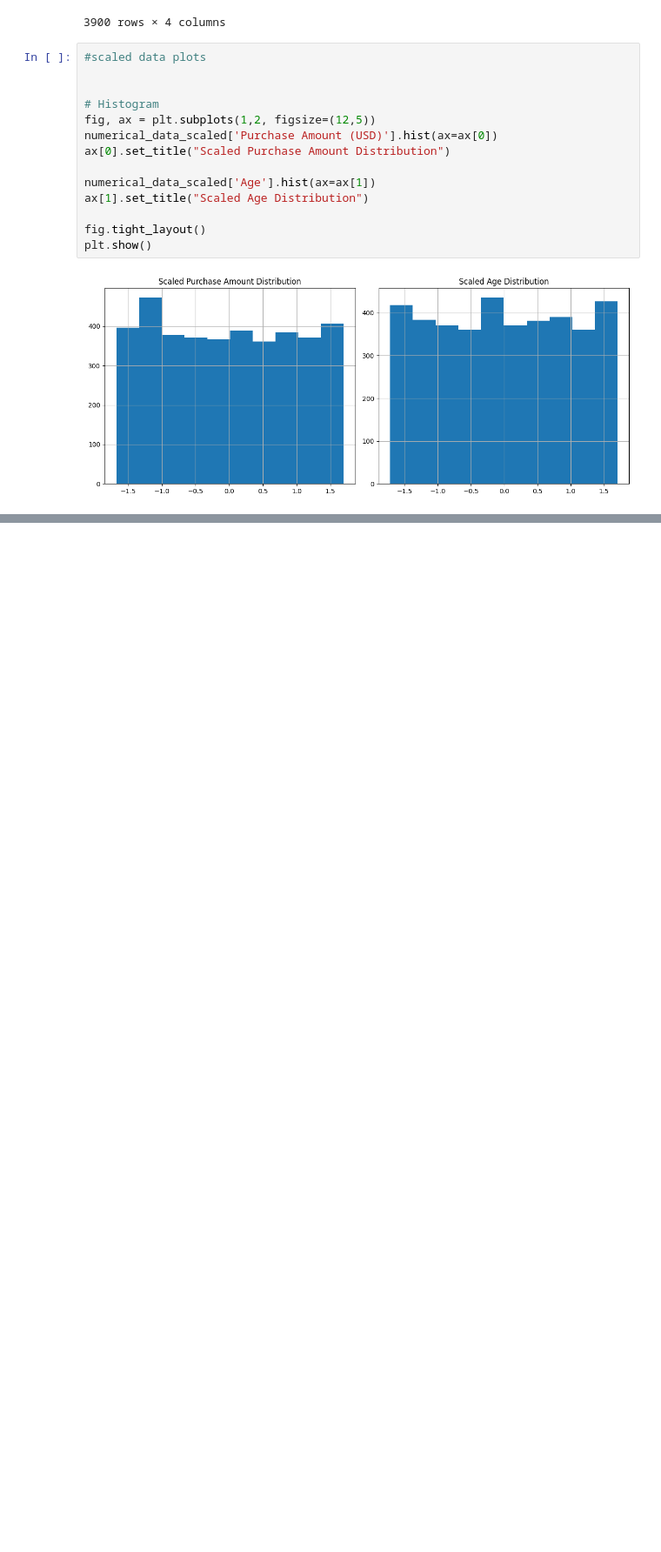
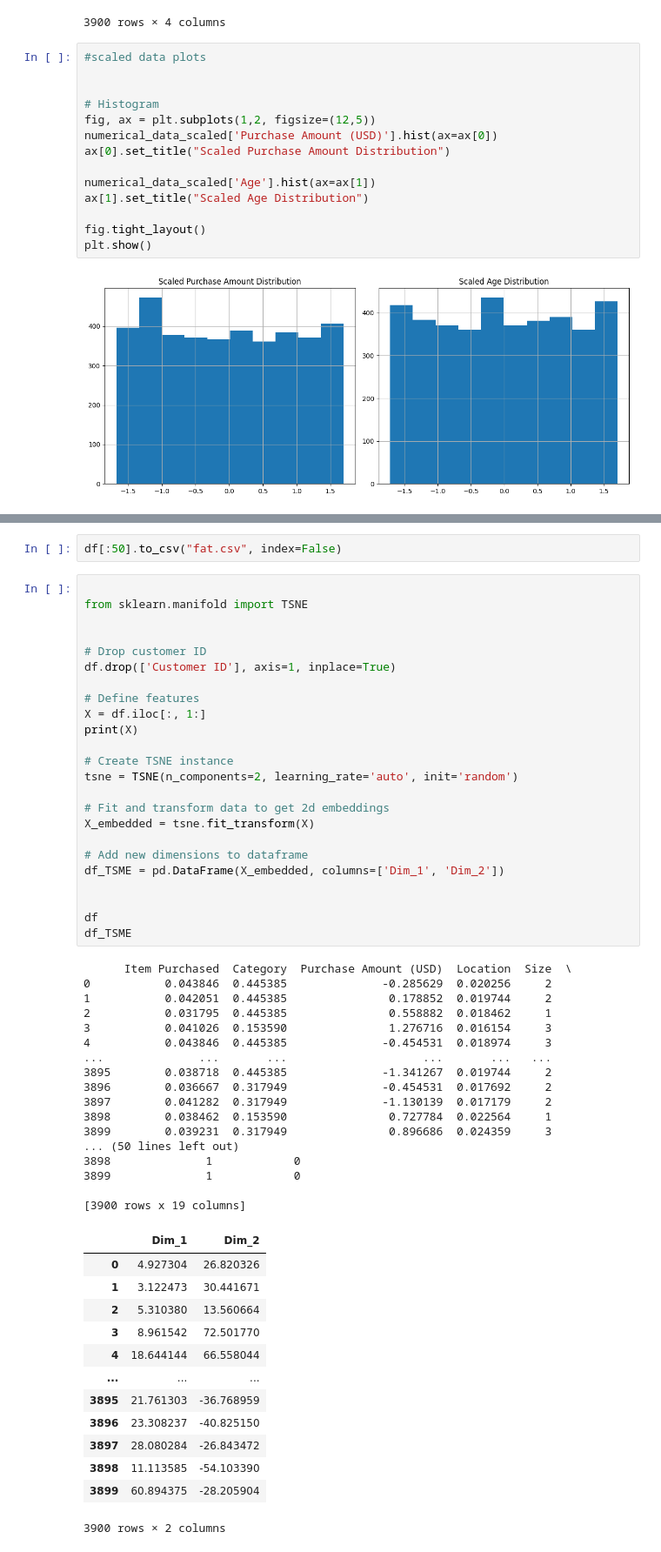
Before and after one commit to Samarth-Pawan/Data-Mining_Customer-Shopping-Trends, a Jupyter notebook: Data_Mining/data_preproc.ipynb, the cells around one changed output, grey strips where cells are left out. Shown: that part at 87% size. Saved outputs shown, nothing was run; the diff lists cells and outputs as text; blank space fills up the shorter version.

```diff
--- a/Data_Mining/data_preproc.ipynb
+++ b/Data_Mining/data_preproc.ipynb
@@ -512,0 +510,57 @@ processed_data_df
+# %%
+df[:50].to_csv("fat.csv", index=False)
+# %%
+
+from sklearn.manifold import TSNE
+
+
+# Drop customer ID
+df.drop(['Customer ID'], axis=1, inplace=True)
+
+# Define features
+X = df.iloc[:, 1:]
+print(X)
+
+# Create TSNE instance
+tsne = TSNE(n_components=2, learning_rate='auto', init='random')
+
+# Fit and transform data to get 2d embeddings
+X_embedded = tsne.fit_transform(X)
+
+# Add new dimensions to dataframe
+df_TSME = pd.DataFrame(X_embedded, columns=['Dim_1', 'Dim_2'])
+
+
+df
+df_TSME
+# %% [output]
+      Item Purchased  Category  Purchase Amount (USD)  Location  Size  \
+0           0.043846  0.445385              -0.285629  0.020256     2
+1           0.042051  0.445385               0.178852  0.019744     2
+2           0.031795  0.445385               0.558882  0.018462     1
+3           0.041026  0.153590               1.276716  0.016154     3
+4           0.043846  0.445385              -0.454531  0.018974     3
+...              ...       ...                    ...       ...   ...
+3895        0.038718  0.445385              -1.341267  0.019744     2
+3896        0.036667  0.317949              -0.454531  0.017692     2
+3897        0.041282  0.317949              -1.130139  0.017179     2
+3898        0.038462  0.153590               0.727784  0.022564     1
+3899        0.039231  0.317949               0.896686  0.024359     3
+... (50 lines left out)
+3898              1            0
+3899              1            0
+
+[3900 rows x 19 columns]
+|  | Dim_1 | Dim_2 |
+| 0 | 4.927304 | 26.820326 |
+| 1 | 3.122473 | 30.441671 |
+| 2 | 5.310380 | 13.560664 |
+| 3 | 8.961542 | 72.501770 |
+| 4 | 18.644144 | 66.558044 |
+| ... | ... | ... |
+| 3895 | 21.761303 | -36.768959 |
+| 3896 | 23.308237 | -40.825150 |
+| 3897 | 28.080284 | -26.843472 |
+| 3898 | 11.113585 | -54.103390 |
+| 3899 | 60.894375 | -28.205904 |
+3900 rows × 2 columns
```
Also changed, not shown: parts of 13 cells of this notebook, 1 other file.
